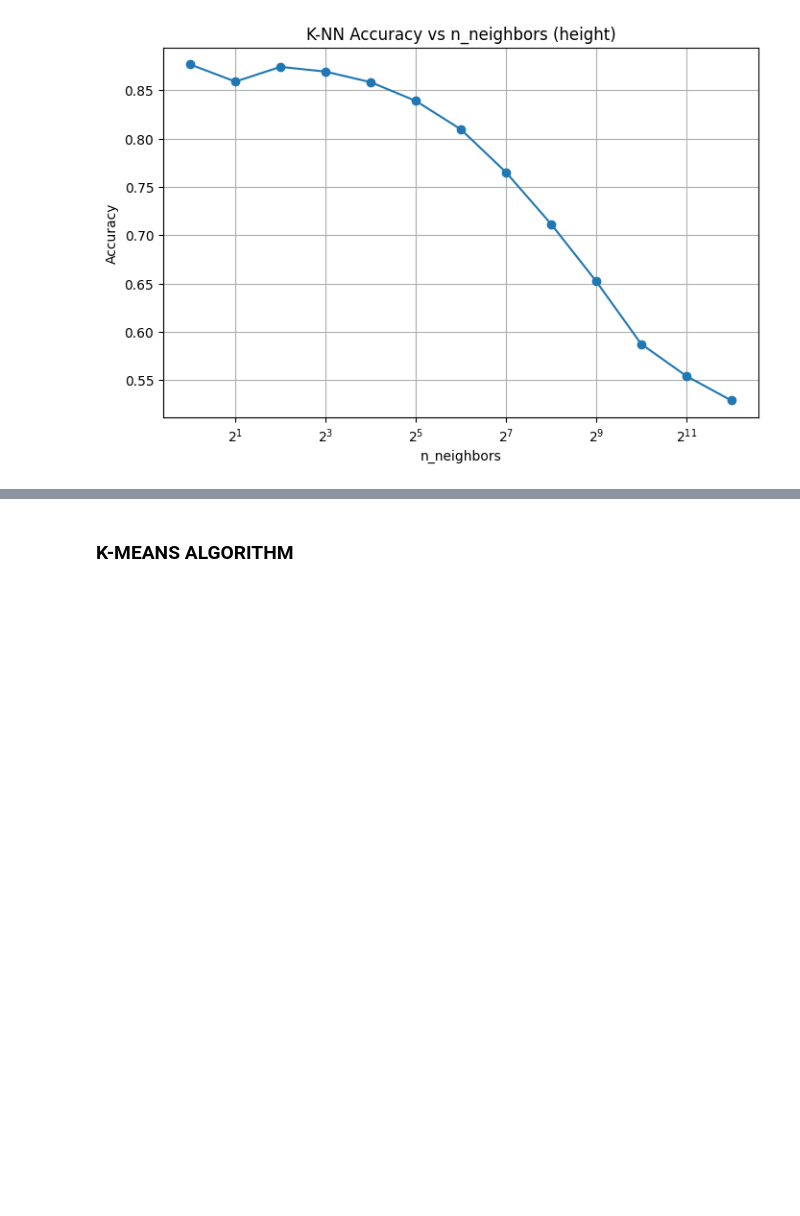
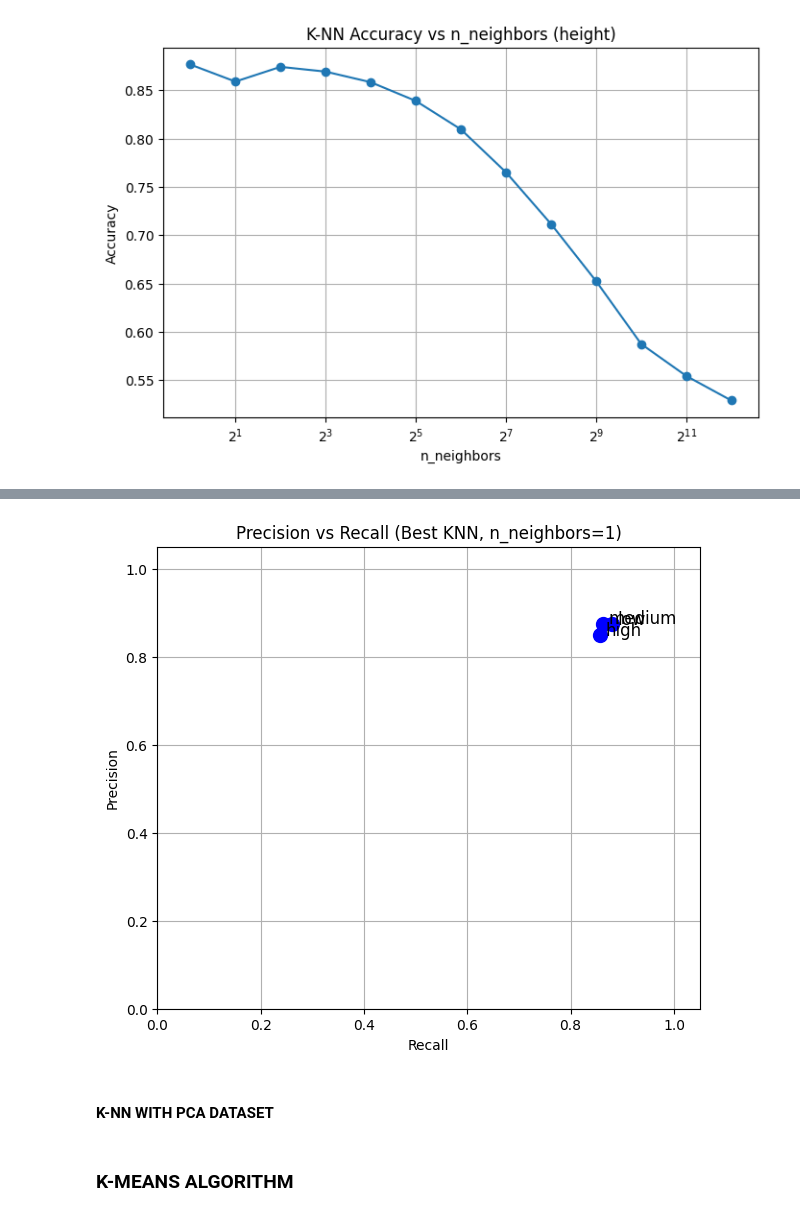
Before and after one commit to mrterminal-git/comp7703-project, a Jupyter notebook: project.ipynb, the cells around one changed output, grey strips where cells are left out. Cells and saved outputs as stored; diff of their text form; code cells hidden in the pictures; blank space fills up the shorter version.

```diff
--- a/project.ipynb
+++ b/project.ipynb
@@ -286,3 +320,24 @@ n_neighbors=4096: accuracy=0.5289, loss=0.4711
+# %%
+from sklearn.metrics import precision_recall_fscore_support
+
+# Get precision and recall for each class
+precision, recall, fscore, support = precision_recall_fscore_support(y_test, y_pred_best, zero_division=0)
+
+plt.figure(figsize=(7, 6))
+plt.scatter(recall, precision, s=100, c='b')
+for i, class_name in enumerate(class_names):
+    plt.text(recall[i]+0.01, precision[i], class_name, fontsize=12)
+plt.xlabel('Recall')
+plt.ylabel('Precision')
+plt.title(f'Precision vs Recall (Best KNN, n_neighbors={best_n})')
+plt.xlim(0, 1.05)
+plt.ylim(0, 1.05)
+plt.grid(True)
+plt.show()
+# %% [output]
+[figure, added]
+# %% [markdown]
+#### K-NN WITH PCA DATASET
 # %% [markdown]
 ### K-MEANS ALGORITHM
 # %%
```
Also changed, not shown: parts of 5 cells of this notebook.
